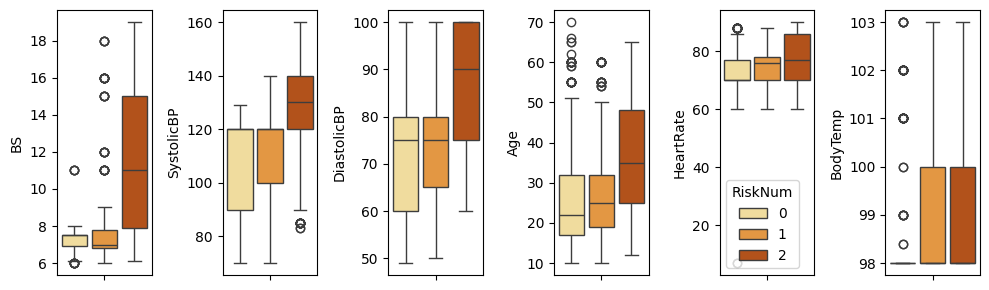
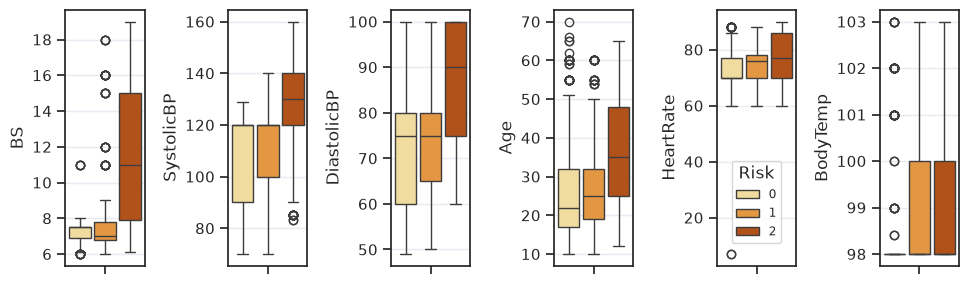
The notebook cell's code change between the first figure and the second:
--- before
+++ after
@@ -4,4 +4,6 @@
                     ax=axes[ci], width=0.95, dodge=True, gap=0.15,
                     palette=mhr_palette, legend=(ci==4))
+    if ci==4:
+        axes[ci].legend(title="Risk", fontsize="x-small", loc='center', bbox_to_anchor=(.5, .25))
 f.set_figheight(3)
 f.tight_layout()

Commit: seaborn figure styling, wip